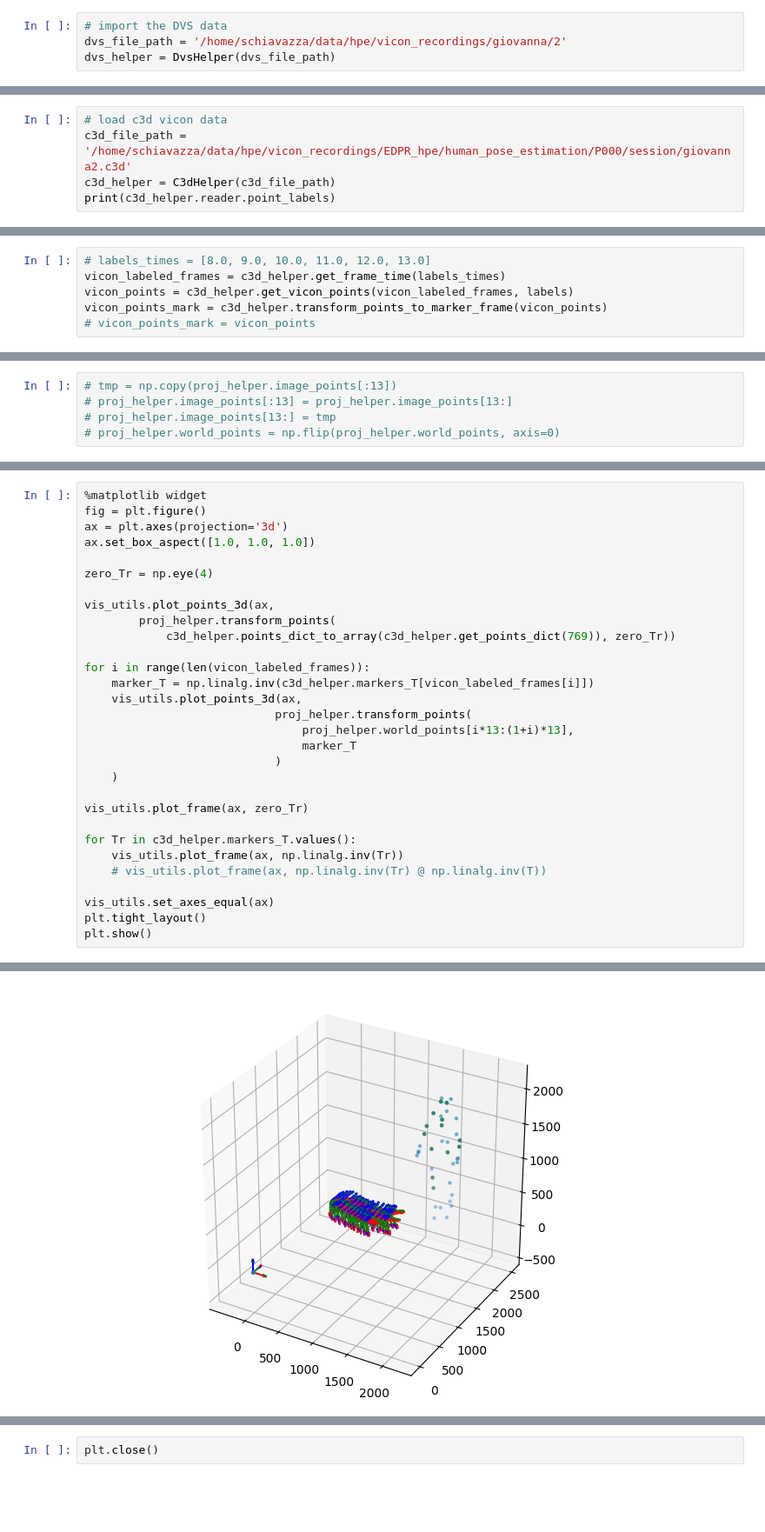
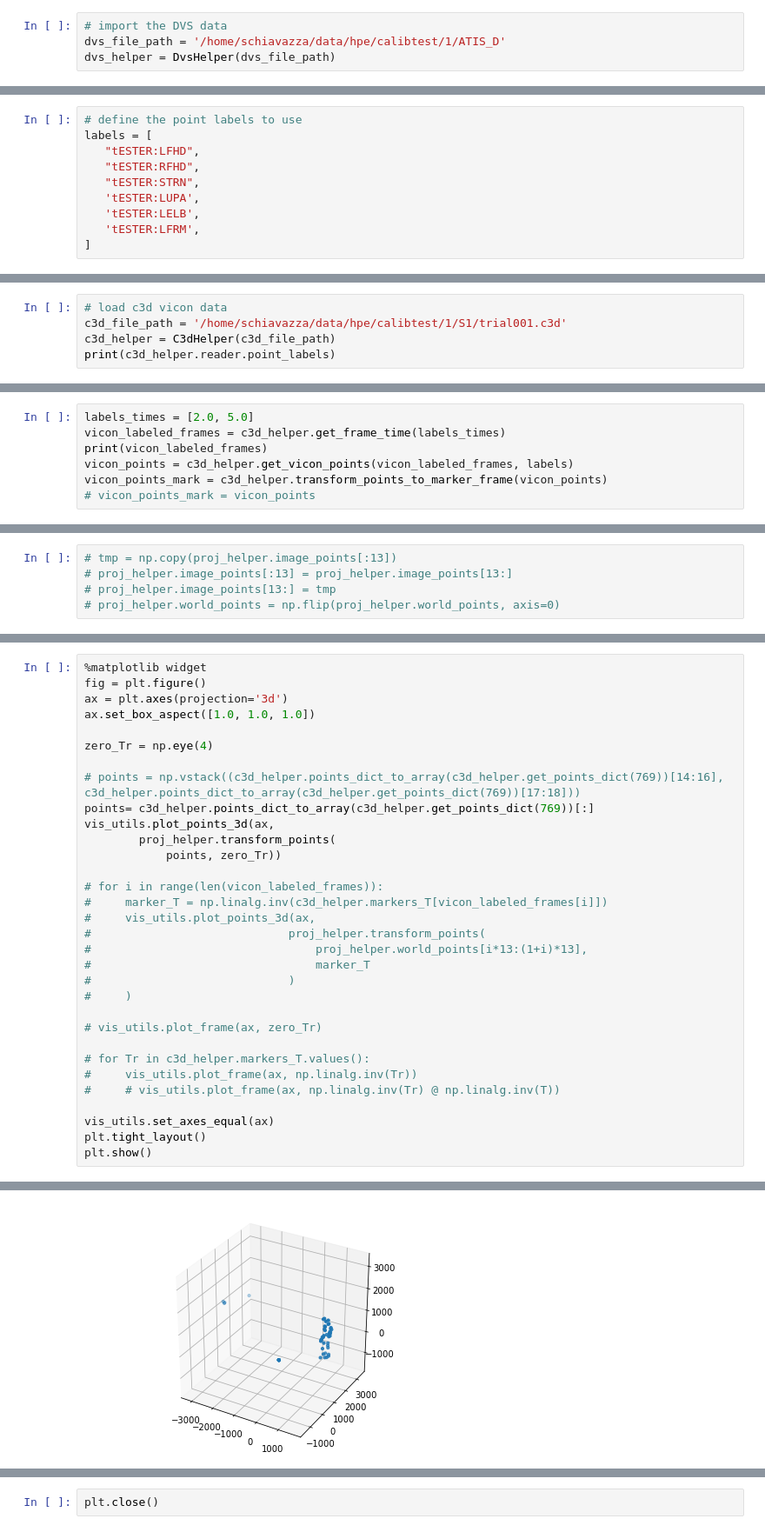
Before and after one commit to event-driven-robotics/hpe-core, a Jupyter notebook: datasets/vicon_processing/notebooks/estimation_test_manual.ipynb, the cells around one changed output, grey strips where cells are left out. Shown: that part at 87% size. Drawn from its saved outputs; the diff is of its cells as text; blank space fills up the shorter version.

```diff
--- a/datasets/vicon_processing/notebooks/estimation_test_manual.ipynb
+++ b/datasets/vicon_processing/notebooks/estimation_test_manual.ipynb
@@ -19,4 +19,4 @@ from vicon_recordings.src import vis_utils, utils
 # %%
 # import the DVS data
-dvs_file_path = '/home/schiavazza/data/hpe/vicon_recordings/giovanna/2'
+dvs_file_path = '/home/schiavazza/data/hpe/calibtest/1/ATIS_D'
 dvs_helper = DvsHelper(dvs_file_path)
@@ -41,3 +25,13 @@ labels = [
+# %%
+# define the point labels to use
+labels = [
+   "tESTER:LFHD",
+   "tESTER:RFHD",
+   "tESTER:STRN",
+   'tESTER:LUPA',
+   'tESTER:LELB',
+   'tESTER:LFRM',
+]
 # %%
 dvs_helper.read_points_labels('../data/points.yml');
 labels_times = dvs_helper.labeled_points['times'][:2]
@@ -46,7 +40,7 @@ print(labels_times)
 [8.0, 9.0]
 # %%
 # load c3d vicon data
-c3d_file_path = '/home/schiavazza/data/hpe/vicon_recordings/EDPR_hpe/human_pose_estimation/P000/session/giovanna2.c3d'
+c3d_file_path = '/home/schiavazza/data/hpe/calibtest/1/S1/trial001.c3d'
 c3d_helper = C3dHelper(c3d_file_path)
 print(c3d_helper.reader.point_labels)
 # %% [output]
@@ -70,6 +68,7 @@ print(c3d_helper.reader.point_labels)
 # %%
-# labels_times = [8.0, 9.0, 10.0, 11.0, 12.0, 13.0]
+labels_times = [2.0, 5.0]
 vicon_labeled_frames = c3d_helper.get_frame_time(labels_times)
+print(vicon_labeled_frames)
 vicon_points = c3d_helper.get_vicon_points(vicon_labeled_frames, labels)
 vicon_points_mark = c3d_helper.transform_points_to_marker_frame(vicon_points)
 # vicon_points_mark = vicon_points
@@ -146,24 +154,26 @@ ax.set_box_aspect([1.0, 1.0, 1.0])
 
 zero_Tr = np.eye(4)
 
+# points = np.vstack((c3d_helper.points_dict_to_array(c3d_helper.get_points_dict(769))[14:16], c3d_helper.points_dict_to_array(c3d_helper.get_points_dict(769))[17:18]))
+points= c3d_helper.points_dict_to_array(c3d_helper.get_points_dict(769))[:]
 vis_utils.plot_points_3d(ax,
         proj_helper.transform_points(
-            c3d_helper.points_dict_to_array(c3d_helper.get_points_dict(769)), zero_Tr))
+            points, zero_Tr))
 
-for i in range(len(vicon_labeled_frames)):
-    marker_T = np.linalg.inv(c3d_helper.markers_T[vicon_labeled_frames[i]])
-    vis_utils.plot_points_3d(ax,
-                            proj_helper.transform_points(
-                                proj_helper.world_points[i*13:(1+i)*13],
-                                marker_T
-                            )
-    )
+# for i in range(len(vicon_labeled_frames)):
+#     marker_T = np.linalg.inv(c3d_helper.markers_T[vicon_labeled_frames[i]])
+#     vis_utils.plot_points_3d(ax,
+#                             proj_helper.transform_points(
+#                                 proj_helper.world_points[i*13:(1+i)*13],
+#                                 marker_T
+#                             )
+#     )
 
-vis_utils.plot_frame(ax, zero_Tr)
+# vis_utils.plot_frame(ax, zero_Tr)
 
-for Tr in c3d_helper.markers_T.values():
-    vis_utils.plot_frame(ax, np.linalg.inv(Tr))
-    # vis_utils.plot_frame(ax, np.linalg.inv(Tr) @ np.linalg.inv(T))
+# for Tr in c3d_helper.markers_T.values():
+#     vis_utils.plot_frame(ax, np.linalg.inv(Tr))
+#     # vis_utils.plot_frame(ax, np.linalg.inv(Tr) @ np.linalg.inv(T))
 
 vis_utils.set_axes_equal(ax)
 plt.tight_layout()
@@ -176 +182 @@ dict with only the points
-[figure, old version]
+[figure, new version]
```
Also changed, not shown: parts of 21 cells of this notebook, 8 other files.
